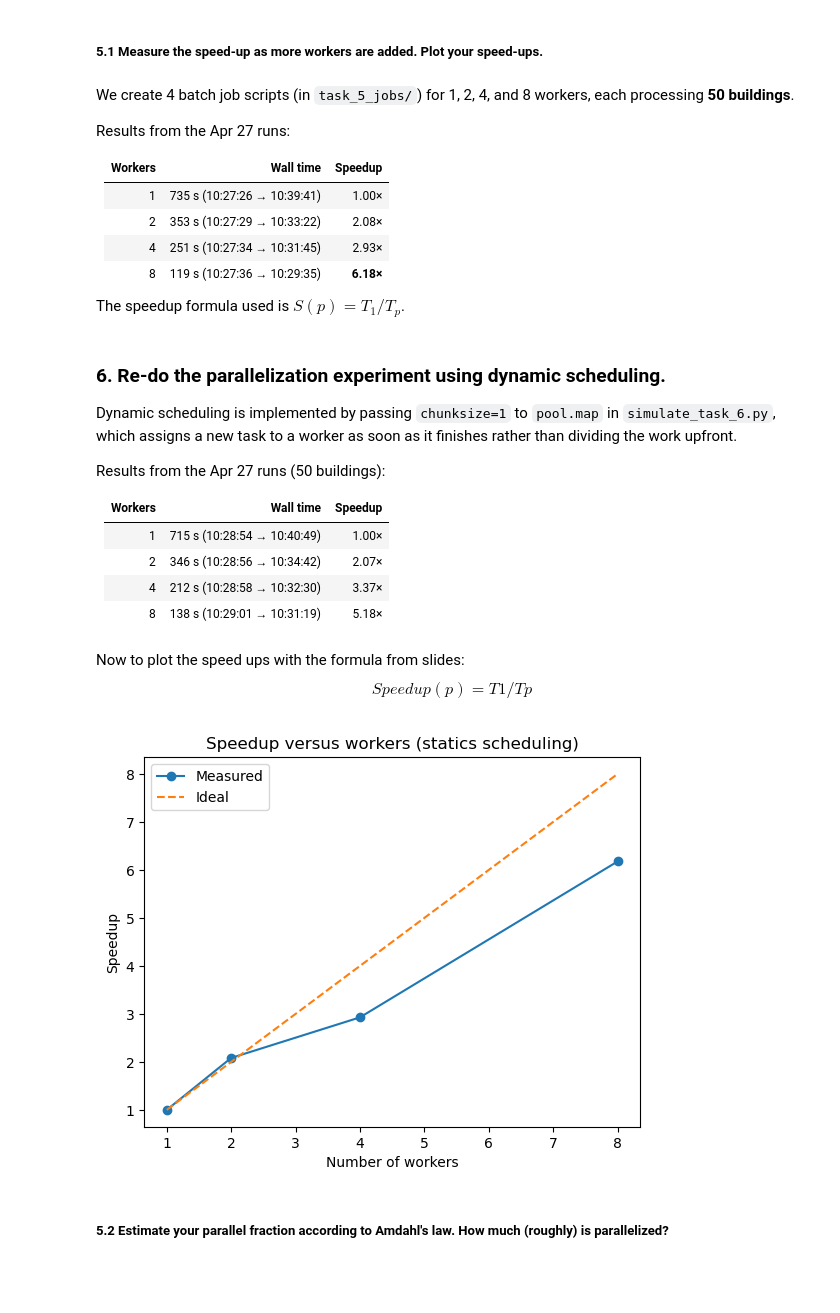
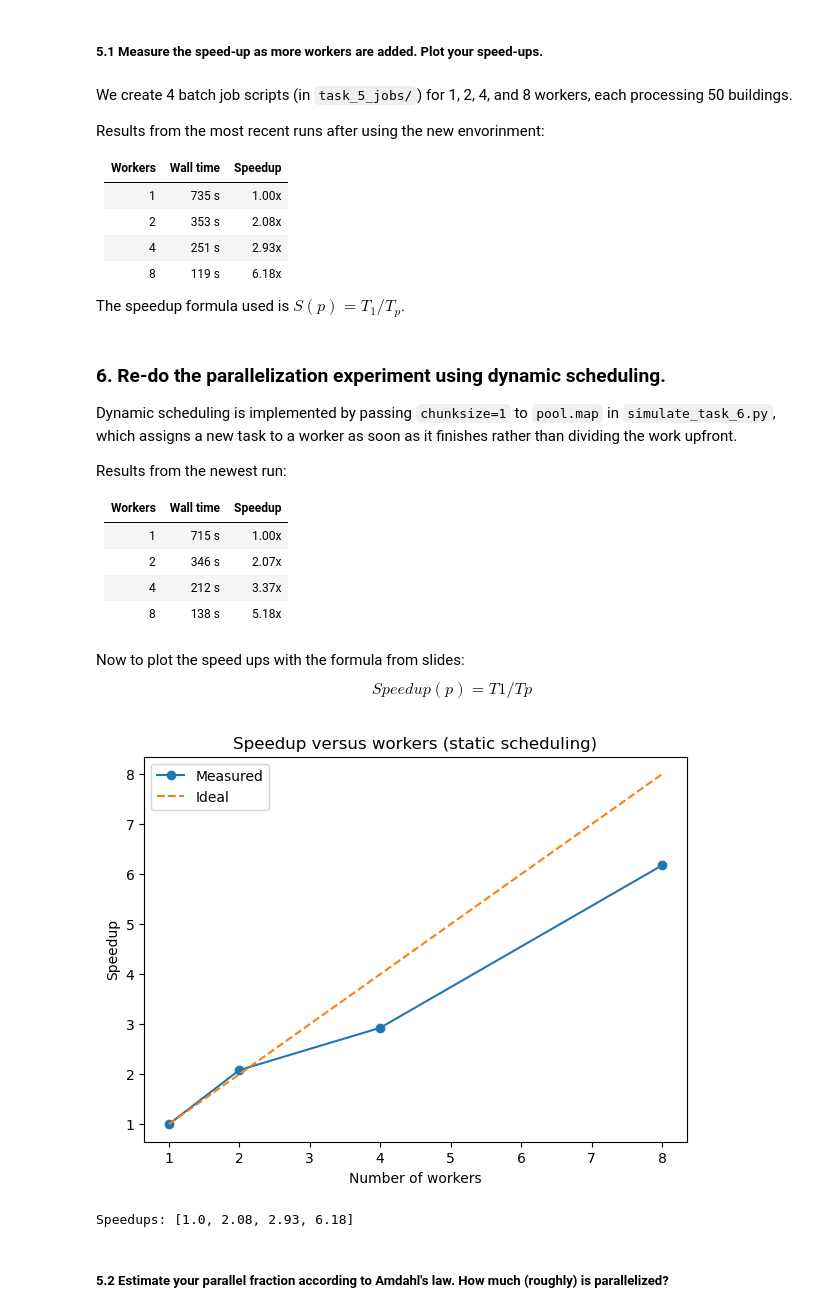
Before and after one commit to Lucialululu/02613_wall_heating_project, a Jupyter notebook: mini_project_new.ipynb, the cells around one changed output. Cells and saved outputs as stored; diff of their text form; code cells hidden in the pictures; blank space fills up the shorter version.

Commit message:
task 12 done

```diff
--- a/mini_project_new.ipynb
+++ b/mini_project_new.ipynb
@@ -375,16 +378,16 @@ Then in `run_parallel`, we create a multiprocessing pool where we can specify nu
 # %% [markdown]
 ##### **5.1 Measure the speed-up as more workers are added. Plot your speed-ups.**
 # %% [markdown]
-We create 4 batch job scripts (in `task_5_jobs/`) for 1, 2, 4, and 8 workers, each processing **50 buildings**.
+We create 4 batch job scripts (in `task_5_jobs/`) for 1, 2, 4, and 8 workers, each processing 50 buildings.
 
-Results from the Apr 27 runs:
+Results from the most recent runs after using the new envorinment:
 
 | Workers | Wall time | Speedup |
 |---|---|---|
-| 1 | 735 s (10:27:26 → 10:39:41) | 1.00× |
-| 2 | 353 s (10:27:29 → 10:33:22) | 2.08× |
-| 4 | 251 s (10:27:34 → 10:31:45) | 2.93× |
-| 8 | 119 s (10:27:36 → 10:29:35) | **6.18×** |
+| 1 | 735 s  | 1.00x |
+| 2 | 353 s  | 2.08x |
+| 4 | 251 s  | 2.93x |
+| 8 | 119 s  | 6.18x |
 
 The speedup formula used is $S(p) = T_1 / T_p$.
 # %% [markdown]
@@ -393,14 +396,14 @@ The speedup formula used is $S(p) = T_1 / T_p$.
 Dynamic scheduling is implemented by passing `chunksize=1` to `pool.map` in `simulate_task_6.py`,
 which assigns a new task to a worker as soon as it finishes rather than dividing the work upfront.
 
-Results from the Apr 27 runs (50 buildings):
+Results from the newest run:
 
 | Workers | Wall time | Speedup |
 |---|---|---|
-| 1 | 715 s (10:28:54 → 10:40:49) | 1.00× |
-| 2 | 346 s (10:28:56 → 10:34:42) | 2.07× |
-| 4 | 212 s (10:28:58 → 10:32:30) | 3.37× |
-| 8 | 138 s (10:29:01 → 10:31:19) | 5.18× |
+| 1 | 715 s | 1.00x |
+| 2 | 346 s | 2.07x |
+| 4 | 212 s | 3.37x |
+| 8 | 138 s | 5.18x |
 # %% [markdown]
 Now to plot the speed ups with the formula from slides:
 $$
@@ -409,26 +412,26 @@ $$
 # %%
 import matplotlib.pyplot as plt
 import numpy as np
 
 workers = [1, 2, 4, 8]
 times = [735, 353, 251, 119]  # seconds (50 buildings, Apr 27 run)
 
 speedup = [times[0] / t for t in times]
 ideal = workers
 
 plt.figure(figsize=(7, 5))
 plt.plot(workers, speedup, marker='o', label="Measured")
 plt.plot(workers, ideal, linestyle='--', label="Ideal")
 plt.xlabel("Number of workers")
 plt.ylabel("Speedup")
 plt.title("Speedup versus workers (static scheduling)")
 plt.legend()
-plt.grid(True)
 plt.show()
 
 print(f"Speedups: {[round(s,2) for s in speedup]}")
 # %% [output]
-[figure, old version]
+[figure, new version]
+Speedups: [1.0, 2.08, 2.93, 6.18]
 # %% [markdown]
 ##### **5.2 Estimate your parallel fraction according to Amdahl's law. How much (roughly) is parallelized?**
 # %% [markdown]
```
Also changed, not shown: parts of 79 cells of this notebook, 1 other file.
